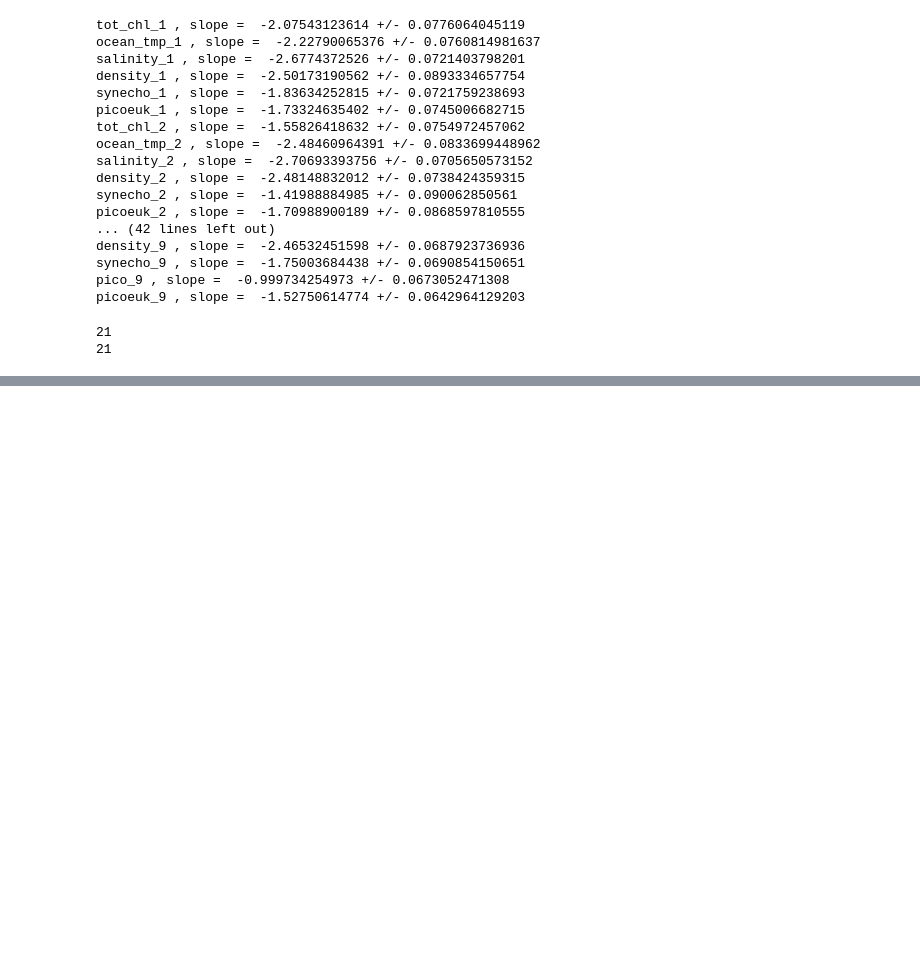
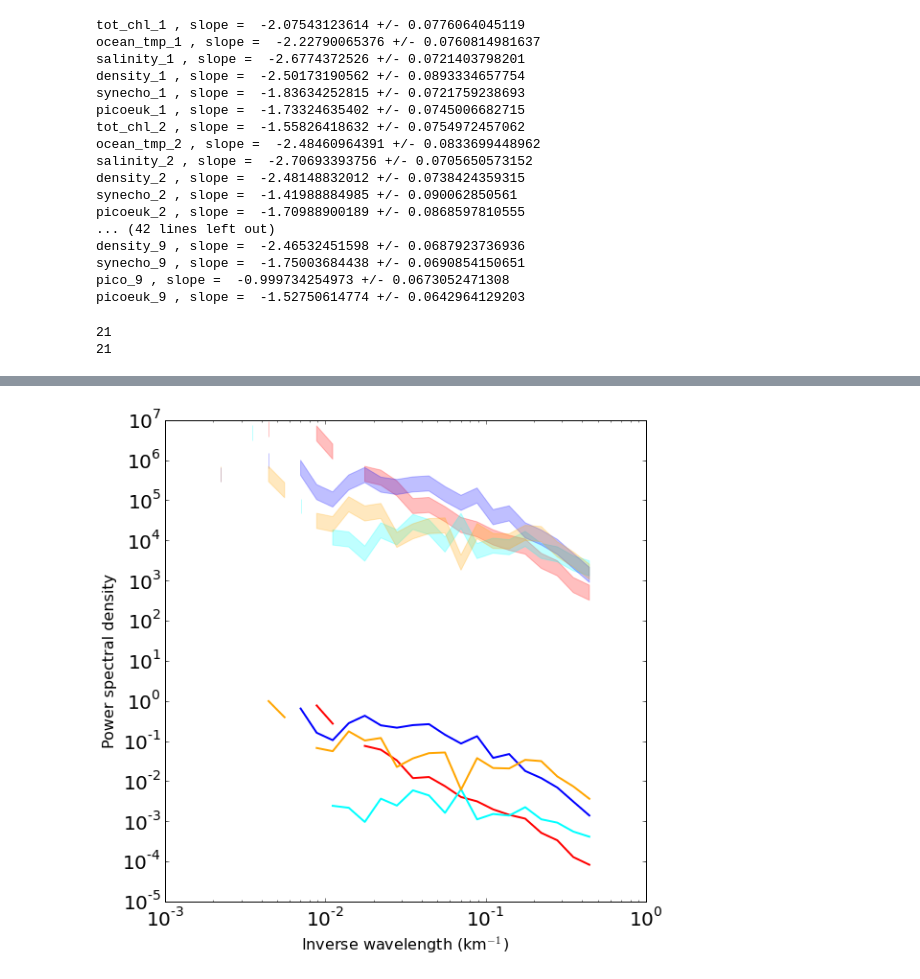
Before and after one commit to sophieclayton/KM1304_lengthscales, a Jupyter notebook: analysis/KM1304_fft.ipynb, the cells around one changed output, grey strips where cells are left out. Saved outputs shown, nothing was run; the diff lists cells and outputs as text; code cells hidden in the pictures; blank space fills up the shorter version.

```diff
--- a/analysis/KM1304_fft.ipynb
+++ b/analysis/KM1304_fft.ipynb
@@ -1293,0 +1277,52 @@ len(despiked)
+# %%
+fig11 = plt.figure(11, figsize=(9, 9), dpi = 600)
+
+# get the confidence intervals for the spectra
+tmp = binned['salinity_9'].values
+
+probability = 0.95
+alfa = 1 - probability
+#P is the number of estimates from the binning
+#and also the degree of freedom.
+P = len((np.where(np.isfinite(tmp)))[0])
+v = 2 * P
+c = chi2.ppf([1 - alfa / 2, alfa / 2], v)
+c = v / c
+
+# make figure
+
+# plt.loglog(1./binned['k_mid'], np.abs(binned['picoeuk_1'])/np.max(np.abs(binned['picoeuk_1'])), 'k', lw=2)
+# plt.fill_between(1./binned['k_mid'], np.abs(binned['picoeuk_1'])*c[0],np.abs(binned['picoeuk_1'])*c[1], color='k', alpha = 0.25)
+# plt.loglog(1./binned['k_mid'], np.abs(binned['picoeuk_2'])/np.max(np.abs(binned['picoeuk_2'])), 'r', lw=2)
+# plt.fill_between(1./binned['k_mid'], np.abs(binned['picoeuk_2'])*c[0],np.abs(binned['picoeuk_2'])*c[1], color='r', alpha = 0.25)
+# plt.loglog(1./binned['k_mid'], np.abs(binned['picoeuk_3'])/np.max(np.abs(binned['picoeuk_3'])), 'g', lw=2)
+# plt.fill_between(1./binned['k_mid'], np.abs(binned['picoeuk_3'])*c[0],np.abs(binned['picoeuk_3'])*c[1], color='g', alpha = 0.25)
+# plt.loglog(1./binned['k_mid'], np.abs(binned['picoeuk_4'])/np.max(np.abs(binned['picoeuk_4'])), 'b', lw=2)
+# plt.fill_between(1./binned['k_mid'], np.abs(binned['picoeuk_4'])*c[0],np.abs(binned['picoeuk_4'])*c[1], color='b', alpha = 0.25)
+# plt.loglog(1./binned['k_mid'], np.abs(binned['picoeuk_5'])/np.max(np.abs(binned['picoeuk_5'])), 'cyan', lw=2)
+# plt.fill_between(1./binned['k_mid'], np.abs(binned['picoeuk_5'])*c[0],np.abs(binned['picoeuk_5'])*c[1], color='cyan', alpha = 0.25)
+plt.loglog(1./binned['k_mid'], np.abs(binned['pico_6'])/np.max(np.abs(binned['pico_6'])), 'r', lw=2)
+plt.fill_between(1./binned['k_mid'], np.abs(binned['pico_6'])*c[0],np.abs(binned['pico_6'])*c[1], color='r', alpha = 0.25)
+plt.loglog(1./binned['k_mid'], np.abs(binned['pico_7'])/np.max(np.abs(binned['pico_7'])), 'cyan', lw=2)
+plt.fill_between(1./binned['k_mid'], np.abs(binned['pico_7'])*c[0],np.abs(binned['pico_7'])*c[1], color='cyan', alpha = 0.25)
+plt.loglog(1./binned['k_mid'], np.abs(binned['pico_8'])/np.max(np.abs(binned['pico_8'])), 'b', lw=2)
+plt.fill_between(1./binned['k_mid'], np.abs(binned['pico_8'])*c[0],np.abs(binned['pico_8'])*c[1], color='b', alpha = 0.25)
+plt.loglog(1./binned['k_mid'], np.abs(binned['pico_9'])/np.max(np.abs(binned['pico_9'])), 'orange', lw=2)
+plt.fill_between(1./binned['k_mid'], np.abs(binned['pico_9'])*c[0],np.abs(binned['pico_9'])*c[1], color='orange', alpha = 0.25)
+
+plt.tick_params(axis='both', which='major', labelsize=20)
+plt.tick_params(axis='both', which='minor', labelsize=20)
+plt.xlabel('Inverse wavelength (km$^{-1}$)', fontsize = 16)
+plt.ylabel('Power spectral density', fontsize = 16)
+
+plt.show()
+#fig11.savefig('/Users/sclayton/Documents/KM1304_lengthscales/figures/KM1304_9_spectra.png', bbox_inches='tight', dpi=600)
+
+# green = picoeuk
+# cyan = pro*
+# blue = synecho*
+# red = salinity
+# black = temp
+# orange = chl
+# %% [output]
+[figure, added]
```
Also changed, not shown: parts of 18 cells of this notebook, 1 other file.
